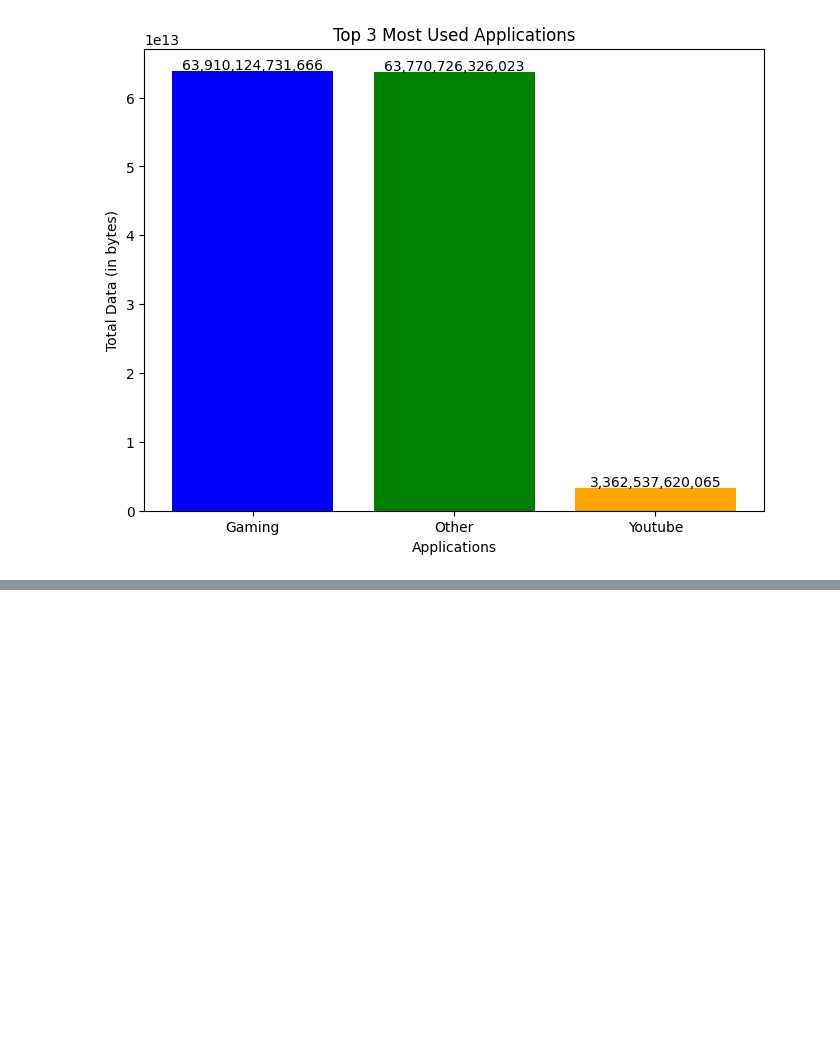
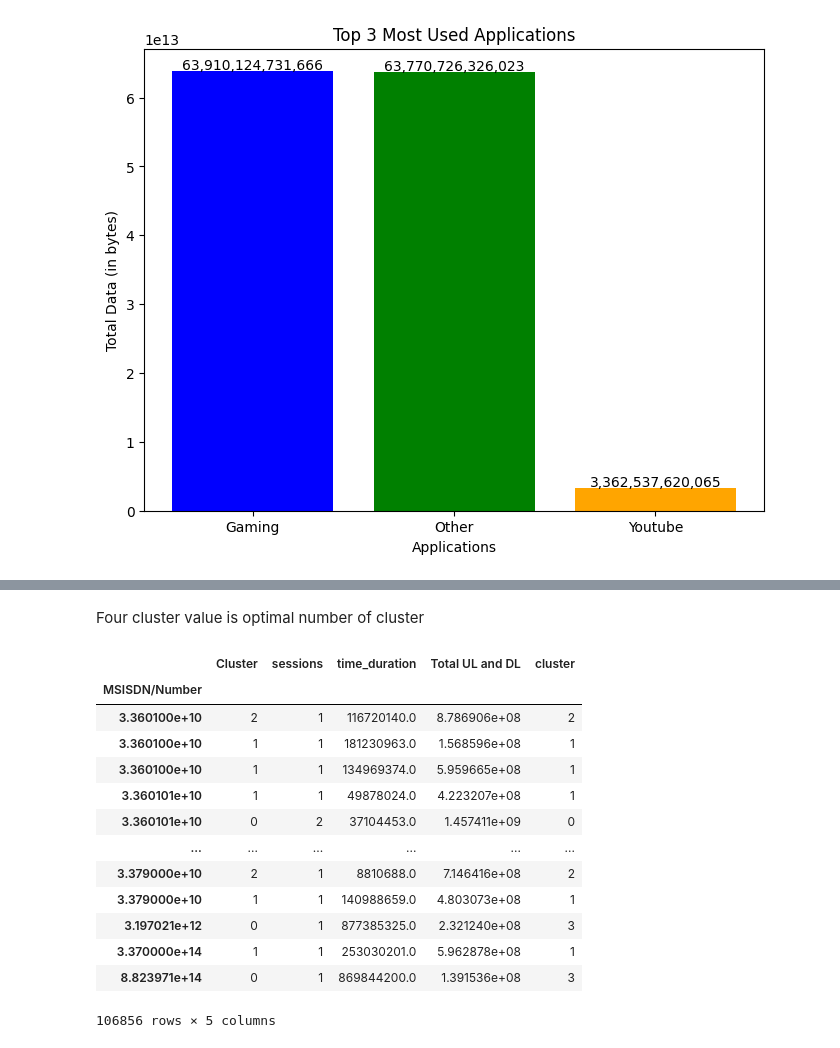
Before and after one commit to Leulseged-Mesfin/Tellco-Analysis, a Jupyter notebook: notbooks/User Engagement Analysis.ipynb, the cells around one changed output, grey strips where cells are left out. Drawn from its saved outputs; the diff is of its cells as text; code cells hidden in the pictures; blank space fills up the shorter version.

```diff
--- a/notbooks/User Engagement Analysis.ipynb
+++ b/notbooks/User Engagement Analysis.ipynb
@@ -493,0 +524,21 @@ plt.show()
+# %% [markdown]
+Four cluster value is optimal number of cluster
+# %%
+kmeans = KMeans(n_clusters=4, random_state=0).fit(data_normalized)
+users["cluster"]= kmeans.labels_
+users
+# %% [output]
+|  | Cluster | sessions | time_duration | Total UL and DL | cluster |
+| MSISDN/Number |  |  |  |  |  |
+| 3.360100e+10 | 2 | 1 | 116720140.0 | 8.786906e+08 | 2 |
+| 3.360100e+10 | 1 | 1 | 181230963.0 | 1.568596e+08 | 1 |
+| 3.360100e+10 | 1 | 1 | 134969374.0 | 5.959665e+08 | 1 |
+| 3.360101e+10 | 1 | 1 | 49878024.0 | 4.223207e+08 | 1 |
+| 3.360101e+10 | 0 | 2 | 37104453.0 | 1.457411e+09 | 0 |
+| ... | ... | ... | ... | ... | ... |
+| 3.379000e+10 | 2 | 1 | 8810688.0 | 7.146416e+08 | 2 |
+| 3.379000e+10 | 1 | 1 | 140988659.0 | 4.803073e+08 | 1 |
+| 3.197021e+12 | 0 | 1 | 877385325.0 | 2.321240e+08 | 3 |
+| 3.370000e+14 | 1 | 1 | 253030201.0 | 5.962878e+08 | 1 |
+| 8.823971e+14 | 0 | 1 | 869844200.0 | 1.391536e+08 | 3 |
+106856 rows × 5 columns
```
Also changed, not shown: parts of 5 cells of this notebook.
